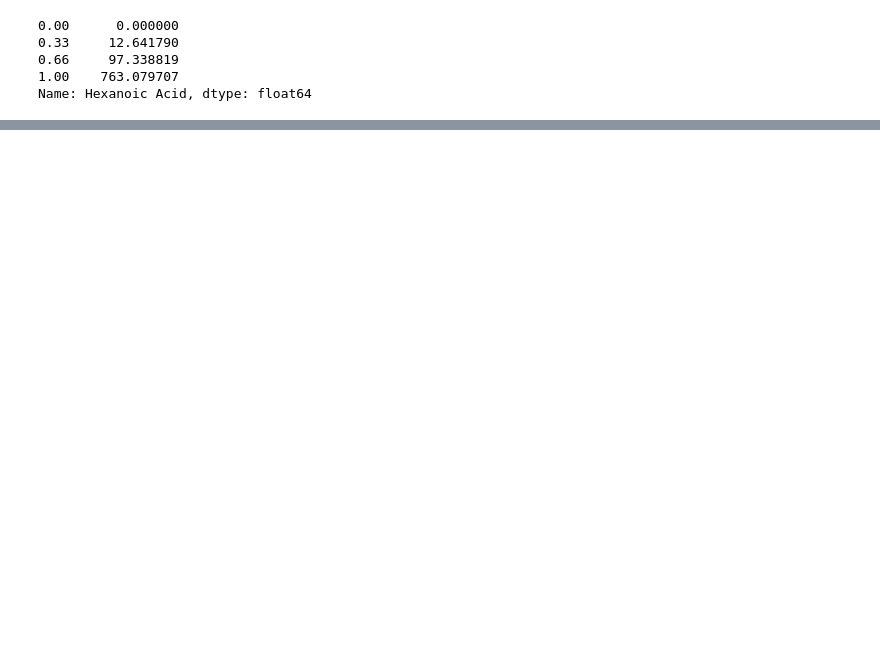
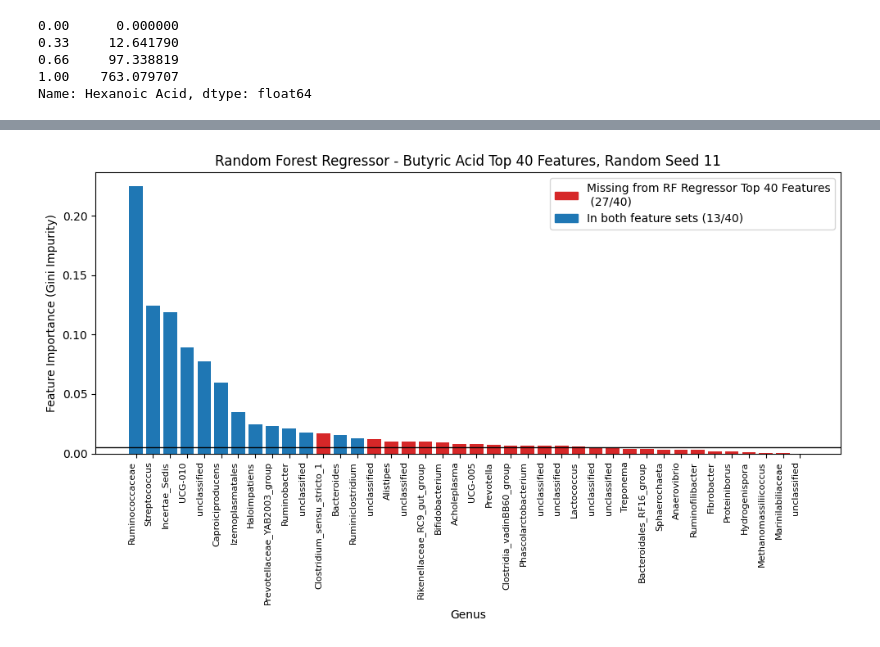
Before and after one commit to alpha-tango/butyricacid, a Jupyter notebook: Anne.ipynb, the cells around one changed output, grey strips where cells are left out. Saved outputs shown, nothing was run; the diff lists cells and outputs as text; code cells hidden in the pictures; blank space fills up the shorter version.

```diff
--- a/Anne.ipynb
+++ b/Anne.ipynb
@@ -224,0 +338,39 @@ print(feature_importance_df)
+# %%
+# compare to classifier
+
+other_seed_list = feature_importance_cls['Feature'][:60].to_list()
+
+n_estimators = 1000
+random_seed = 11
+X = raw_data[filtered_microbe_columns]
+y = raw_data["Butyric Acid"]
+rf = RandomForestRegressor(n_estimators=n_estimators, random_state=random_seed)
+rf.fit(X, y)
+
+importances = rf.feature_importances_
+feature_importance_df = pd.DataFrame({'Feature': filtered_microbe_columns, 'Importance': importances})
+feature_importance_df = feature_importance_df.sort_values(by='Importance', ascending=False)
+top_features = feature_importance_df['Feature'][:10].values
+
+rf_plot(feature_importance_df.head(60), random_seed, method='Regressor', target="Butyric Acid",
+        feature_overlap=feature_importance_11['Feature'][:40].to_list(),
+       overlap_label="RF Regressor Top 40 Features")
+
+# # test impact of normalization
+# # no visible difference
+
+# n_estimators = 500
+# random_seed = 11
+# X = normalized_data
+# y = raw_data["Butyric Acid"]
+# rf = RandomForestRegressor(n_estimators=n_estimators, random_state=random_seed)
+# rf.fit(X, y)
+
+# importances = rf.feature_importances_
+# feature_importance_df = pd.DataFrame({'Feature': microbe_columns, 'Importance': importances})
+# feature_importance_df = feature_importance_df.sort_values(by='Importance', ascending=False)
+# top_features = feature_importance_df['Feature'][:10].values
+
+# rf_plot(feature_importance_df.head(60), random_seed, method='Regressor', target="Butyric Acid")
+# %% [output]
+[figure, added]
```
Also changed, not shown: parts of 34 cells of this notebook.
